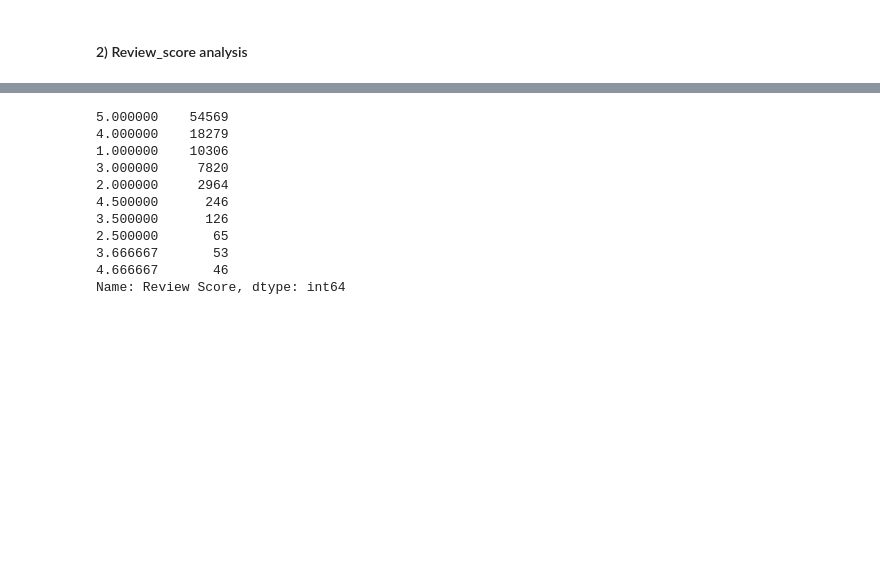
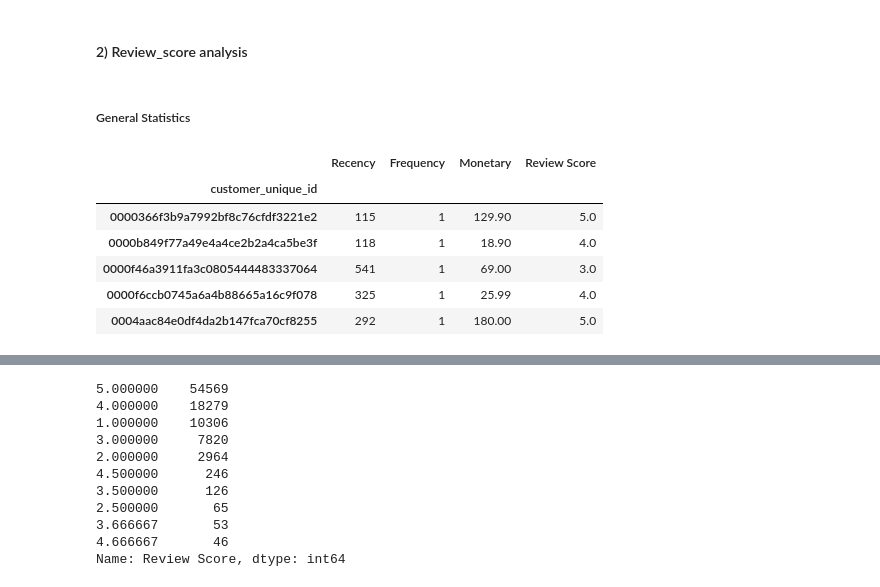
Before and after one commit to oumeima-elgharbi/P5_Data_Science_OpenClassrooms, a Jupyter notebook: P5_01_exploration.ipynb, the cells around one changed output, grey strips where cells are left out. Saved outputs shown, nothing was run; the diff lists cells and outputs as text; code cells hidden in the pictures; blank space fills up the shorter version.

```diff
--- a/P5_01_exploration.ipynb
+++ b/P5_01_exploration.ipynb
@@ -522,3 +516,15 @@ rfm_review_score = create_rfm_dataset(dataset_rfm_features, time_limit, review_s
 sns_colors = sns.color_palette()
 # %% [markdown]
 #### 2) Review_score analysis
+# %% [markdown]
+##### General Statistics
+# %%
+rfm_review_score.head()
+# %% [output]
+|  | Recency | Frequency | Monetary | Review Score |
+| customer_unique_id |  |  |  |  |
+| 0000366f3b9a7992bf8c76cfdf3221e2 | 115 | 1 | 129.90 | 5.0 |
+| 0000b849f77a49e4a4ce2b2a4ca5be3f | 118 | 1 | 18.90 | 4.0 |
+| 0000f46a3911fa3c0805444483337064 | 541 | 1 | 69.00 | 3.0 |
+| 0000f6ccb0745a6a4b88665a16c9f078 | 325 | 1 | 25.99 | 4.0 |
+| 0004aac84e0df4da2b147fca70cf8255 | 292 | 1 | 180.00 | 5.0 |
```
Also changed, not shown: parts of 4 cells of this notebook.
